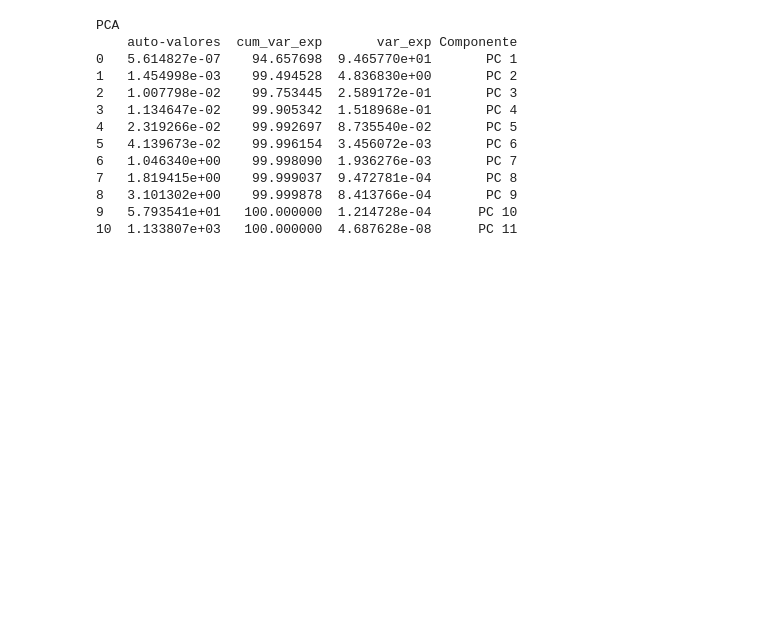
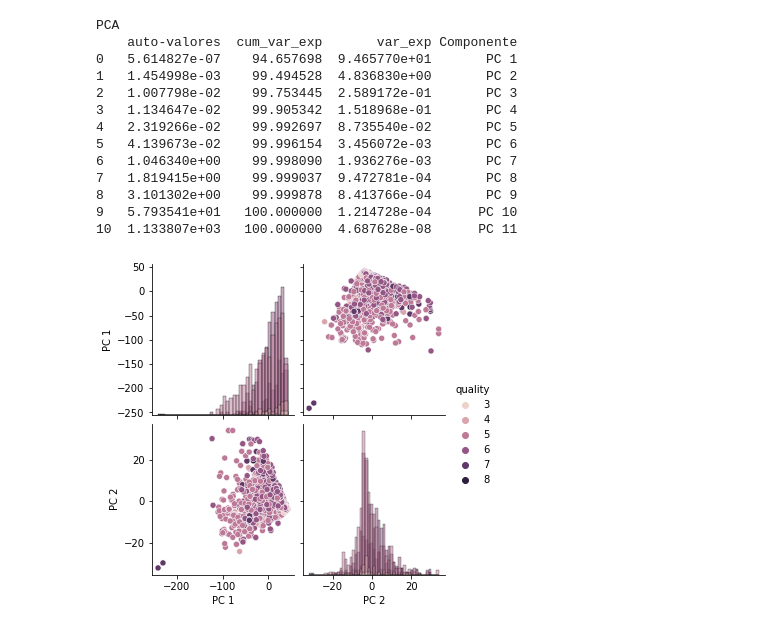
Before and after one commit to AdsonRoberto/PCA_e_LDA_-SemBiblioteca-, a Jupyter notebook: analise_de_dados.ipynb, the cells around one changed output. Cells and saved outputs as stored; diff of their text form; code cells hidden in the pictures; blank space fills up the shorter version.

```diff
--- a/analise_de_dados.ipynb
+++ b/analise_de_dados.ipynb
@@ -132,3 +132,18 @@ PCA
 8   3.101302e+00    99.999878  8.413766e-04       PC 9
 9   5.793541e+01   100.000000  1.214728e-04      PC 10
 10  1.133807e+03   100.000000  4.687628e-08      PC 11
+# %%
+num_components=2
+A = sorted_autovetores[:,0:num_components]
+X_reduced = np.dot(A.transpose() , X_mean.transpose() ).transpose()
+# %%
+df = pd.DataFrame(X_reduced, columns=['PC 1', 'PC 2'])
+df['quality'] = dados['quality']
+# %%
+#Projetando com o PCA manual
+sns.pairplot(
+    df, vars=['PC 1', 'PC 2'], hue='quality', diag_kind="hist"
+)
+plt.show()
+# %% [output]
+[figure, added]
```
Also changed, not shown: parts of 2 cells of this notebook.
